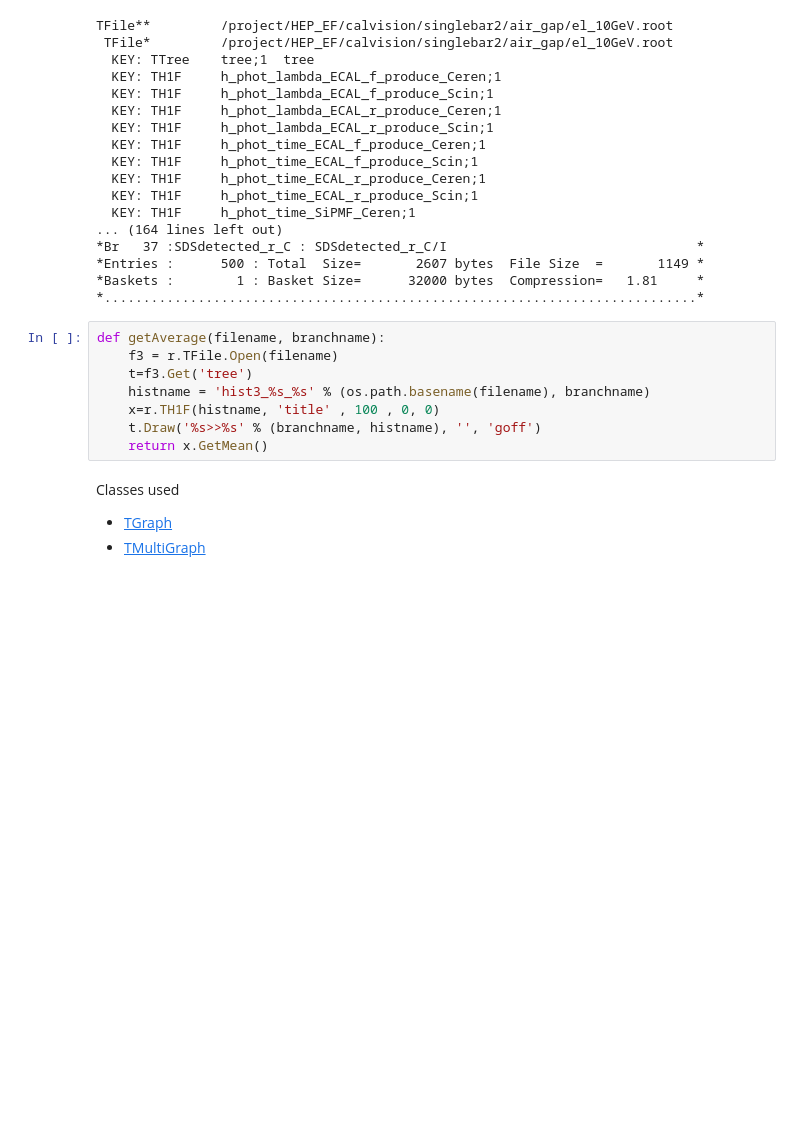
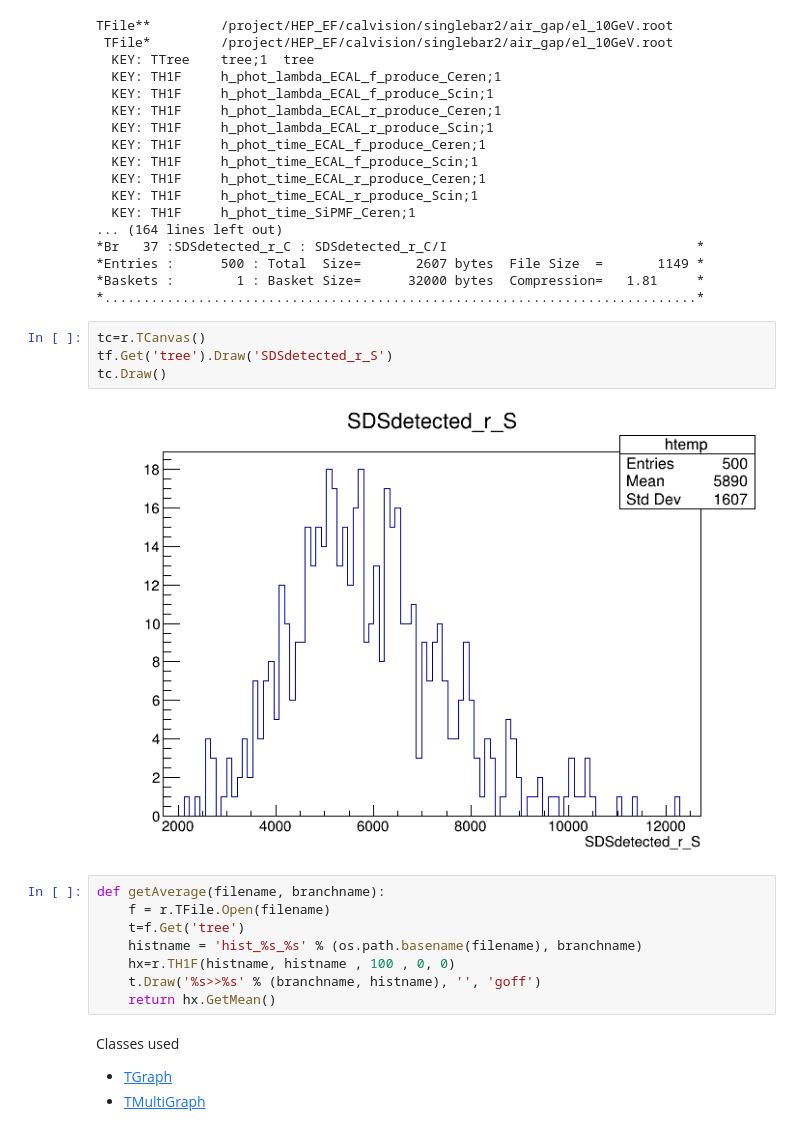
Before and after one commit to UVa-Calvision/singlebar_ana, a Jupyter notebook: photoncounting1.ipynb, the cells around one changed output. Cells and saved outputs as stored; diff of their text form; blank space fills up the shorter version.

```diff
--- a/photoncounting1.ipynb
+++ b/photoncounting1.ipynb
@@ -65,14 +66,20 @@ TFile**         /project/HEP_EF/calvision/singlebar2/air_gap/el_10GeV.root
 *Entries :      500 : Total  Size=       2607 bytes  File Size  =       1149 *
 *Baskets :        1 : Basket Size=      32000 bytes  Compression=   1.81     *
 *............................................................................*
+# %%
+tc=r.TCanvas()
+tf.Get('tree').Draw('SDSdetected_r_S')
+tc.Draw()
+# %% [output]
+[figure, added]
 # %%
 def getAverage(filename, branchname):
-    f3 = r.TFile.Open(filename)
-    t=f3.Get('tree')
-    histname = 'hist3_%s_%s' % (os.path.basename(filename), branchname)
-    x=r.TH1F(histname, 'title' , 100 , 0, 0)
+    f = r.TFile.Open(filename)
+    t=f.Get('tree')
+    histname = 'hist_%s_%s' % (os.path.basename(filename), branchname)
+    hx=r.TH1F(histname, histname , 100 , 0, 0)
     t.Draw('%s>>%s' % (branchname, histname), '', 'goff')
-    return x.GetMean()
+    return hx.GetMean()
 # %% [markdown]
 Classes used
 - [TGraph](https://root.cern.ch/doc/master/classTGraph.html)
```
Also changed, not shown: parts of 5 cells of this notebook, 1 other file.
